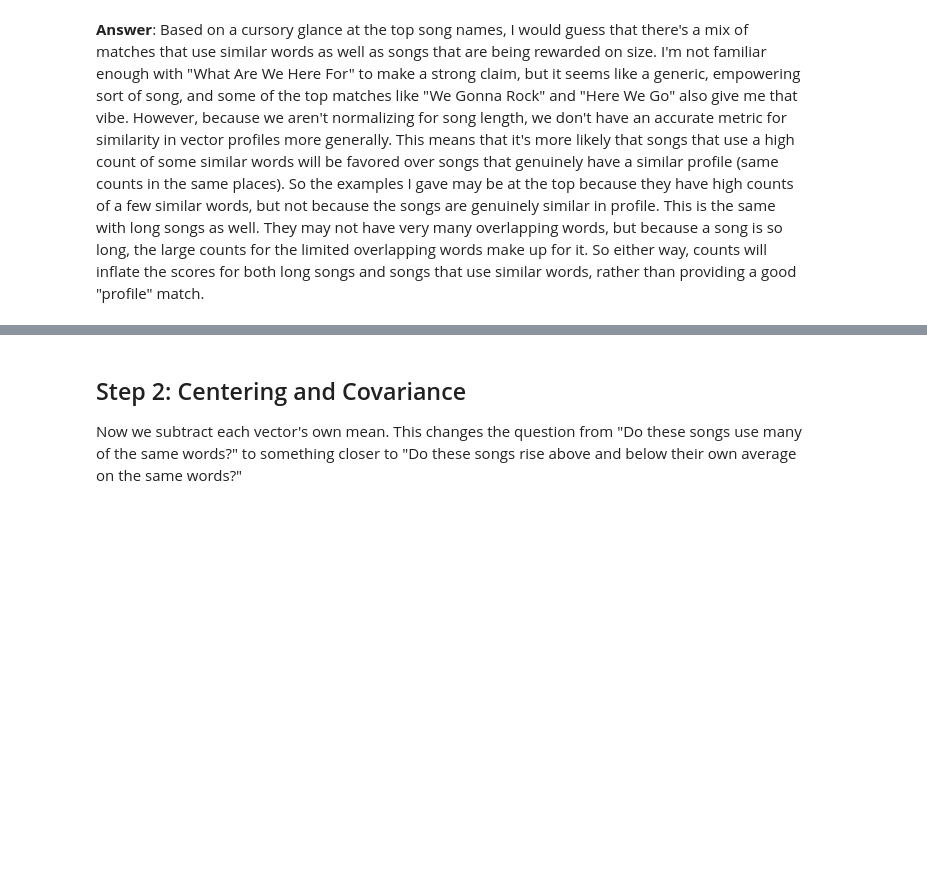
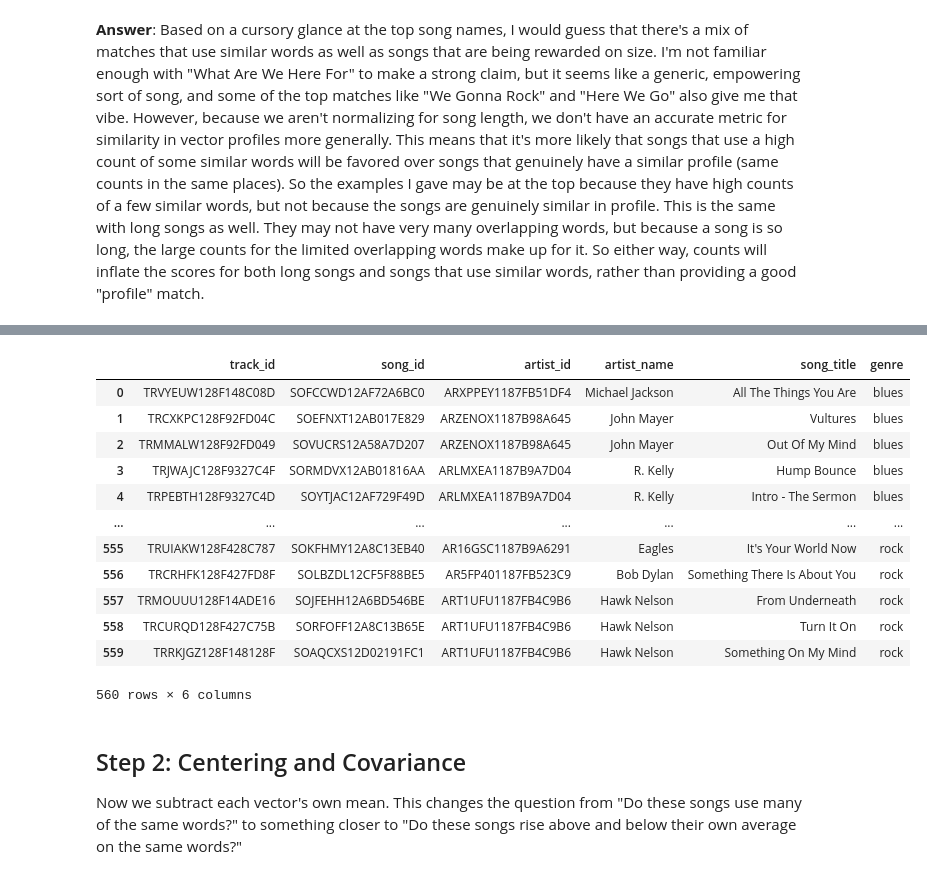
Before and after one commit to ae-phillips/uu_vectors_and_matrices, a Jupyter notebook: Thursday Lab/lab_01.ipynb, the cells around one changed output, grey strips where cells are left out. Saved outputs shown, nothing was run; the diff lists cells and outputs as text; code cells hidden in the pictures; blank space fills up the shorter version.

```diff
--- a/Thursday Lab/lab_01.ipynb
+++ b/Thursday Lab/lab_01.ipynb
@@ -218,3 +263,19 @@ for each song in top 40,
+# %%
+top_40
+# %% [output]
+|  | track_id | song_id | artist_id | artist_name | song_title | genre |
+| 0 | TRVYEUW128F148C08D | SOFCCWD12AF72A6BC0 | ARXPPEY1187FB51DF4 | Michael Jackson | All The Things You Are | blues |
+| 1 | TRCXKPC128F92FD04C | SOEFNXT12AB017E829 | ARZENOX1187B98A645 | John Mayer | Vultures | blues |
+| 2 | TRMMALW128F92FD049 | SOVUCRS12A58A7D207 | ARZENOX1187B98A645 | John Mayer | Out Of My Mind | blues |
+| 3 | TRJWAJC128F9327C4F | SORMDVX12AB01816AA | ARLMXEA1187B9A7D04 | R. Kelly | Hump Bounce | blues |
+| 4 | TRPEBTH128F9327C4D | SOYTJAC12AF729F49D | ARLMXEA1187B9A7D04 | R. Kelly | Intro - The Sermon | blues |
+| ... | ... | ... | ... | ... | ... | ... |
+| 555 | TRUIAKW128F428C787 | SOKFHMY12A8C13EB40 | AR16GSC1187B9A6291 | Eagles | It's Your World Now | rock |
+| 556 | TRCRHFK128F427FD8F | SOLBZDL12CF5F88BE5 | AR5FP401187FB523C9 | Bob Dylan | Something There Is About You | rock |
+| 557 | TRMOUUU128F14ADE16 | SOJFEHH12A6BD546BE | ART1UFU1187FB4C9B6 | Hawk Nelson | From Underneath | rock |
+| 558 | TRCURQD128F427C75B | SORFOFF12A8C13B65E | ART1UFU1187FB4C9B6 | Hawk Nelson | Turn It On | rock |
+| 559 | TRRKJGZ128F148128F | SOAQCXS12D02191FC1 | ART1UFU1187FB4C9B6 | Hawk Nelson | Something On My Mind | rock |
+560 rows × 6 columns
 # %%
 # X is full 8000 song by 800 word matrix
 # top_40 is
```
Also changed, not shown: parts of 3 cells of this notebook.
